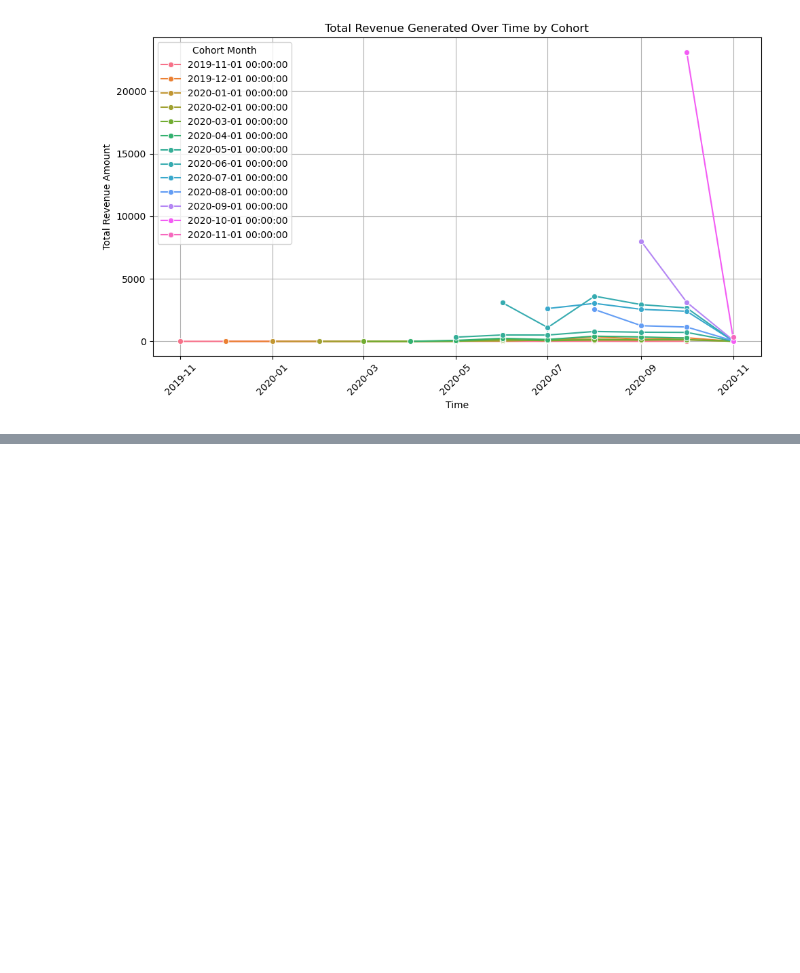
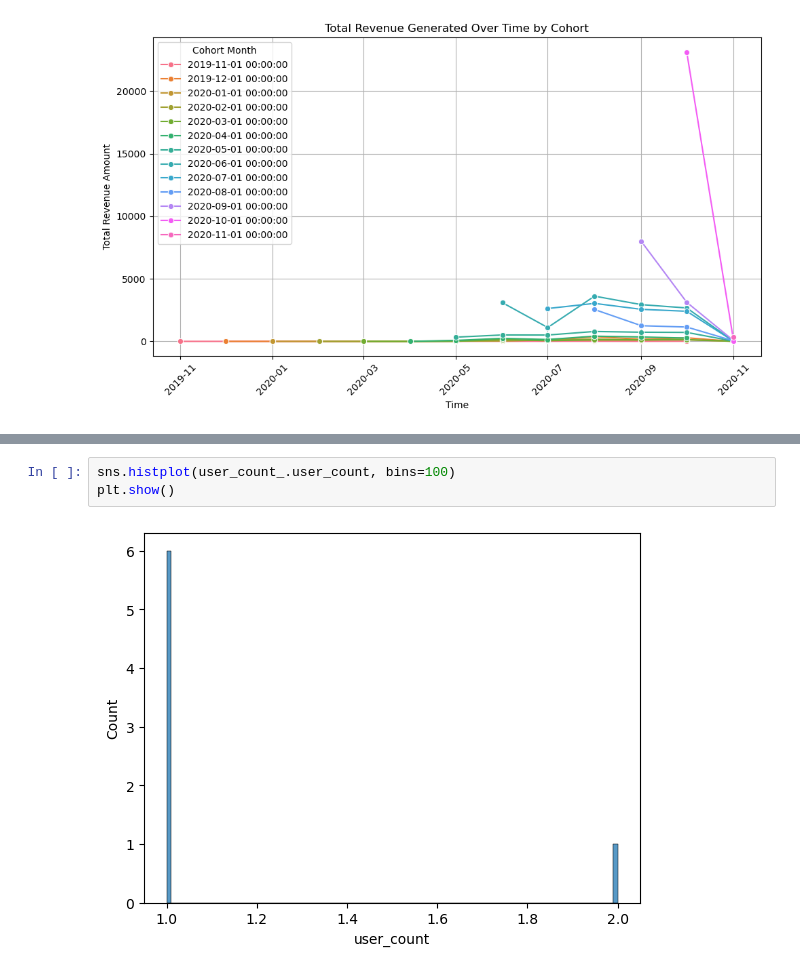
Before and after one commit to Bumbledebee/project-1-ironhack-payments-2-en, a Jupyter notebook: project_final.ipynb, the cells around one changed output, grey strips where cells are left out. Saved outputs shown, nothing was run; the diff lists cells and outputs as text; blank space fills up the shorter version.

```diff
--- a/project_final.ipynb
+++ b/project_final.ipynb
@@ -384,0 +406,5 @@ plt.show()
+# %%
+sns.histplot(user_count_.user_count, bins=100)
+plt.show()
+# %% [output]
+[figure, added]
```
Also changed, not shown: parts of 2 cells of this notebook.
